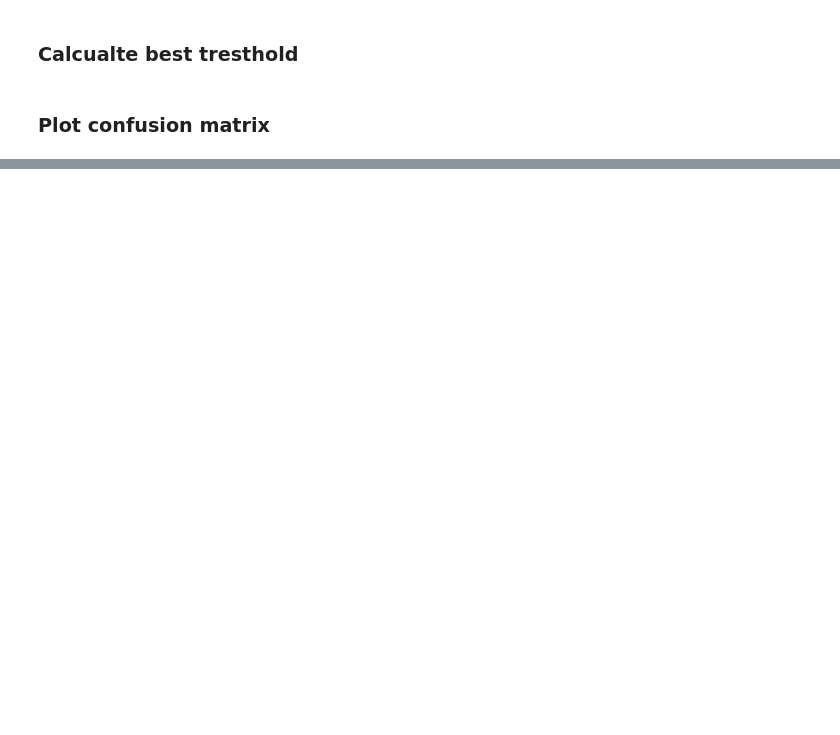
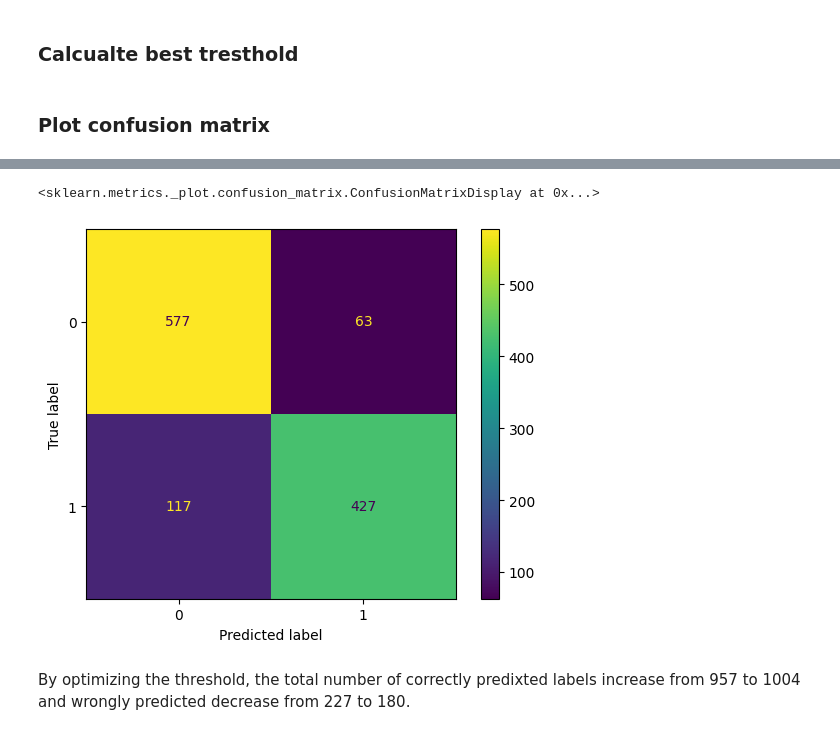
Before and after one commit to simulate111/Computer-Vision-and-Sensor-Fusion, a Jupyter notebook: Assignment_1_template.ipynb, the cells around one changed output, grey strips where cells are left out. Cells and saved outputs as stored; diff of their text form; code cells hidden in the pictures; blank space fills up the shorter version.

```diff
--- a/Assignment_1_template.ipynb
+++ b/Assignment_1_template.ipynb
@@ -247,7 +196,2 @@ print('ROC:', auc(fpr, tpr))
 # %% [markdown]
 ### Calcualte best tresthold
-# %%
-precision, recall, thresholds = precision_recall_curve(test_labels, cnn_model.predict(test_dataset))
-f1_scores = 2 * (precision * recall) / (precision + recall)
-best_threshold_idx = np.argmax(f1_scores)
-best_threshold = thresholds[best_threshold_idx]
@@ -254,5 +201,5 @@ best_threshold = thresholds[best_threshold_idx]
 # %% [markdown]
 ### Plot confusion matrix
 # %%
-best_predicted_classes = (cnn_model.predict(test_dataset) > best_threshold).astype(int)
-ConfusionMatrixDisplay(confusion_matrix=confusion_matrix(test_labels, best_predicted_classes)).plot()
+ConfusionMatrixDisplay(confusion_matrix=confusion_matrix(test_labels, (cnn_model.predict(test_dataset) >= best_threshold).astype(int))).plot()
+# %% [output]
@@ -258,0 +207,4 @@ ConfusionMatrixDisplay(confusion_matrix=confusion_matrix(test_labels, best_predi
+<sklearn.metrics._plot.confusion_matrix.ConfusionMatrixDisplay at 0x...>
+[figure, added]
+# %% [markdown]
+By optimizing the threshold, the total number of correctly predixted labels increase from 957 to 1004 and wrongly predicted decrease from 227 to 180.
```
Also changed, not shown: parts of 23 cells of this notebook.
